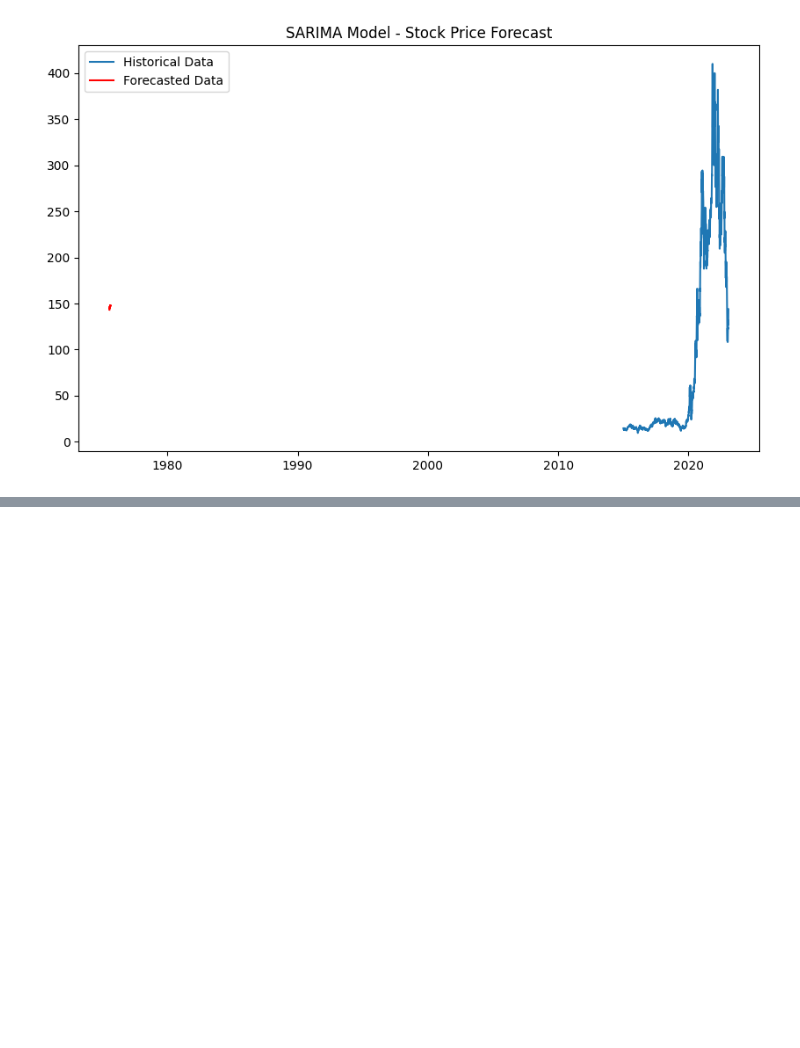
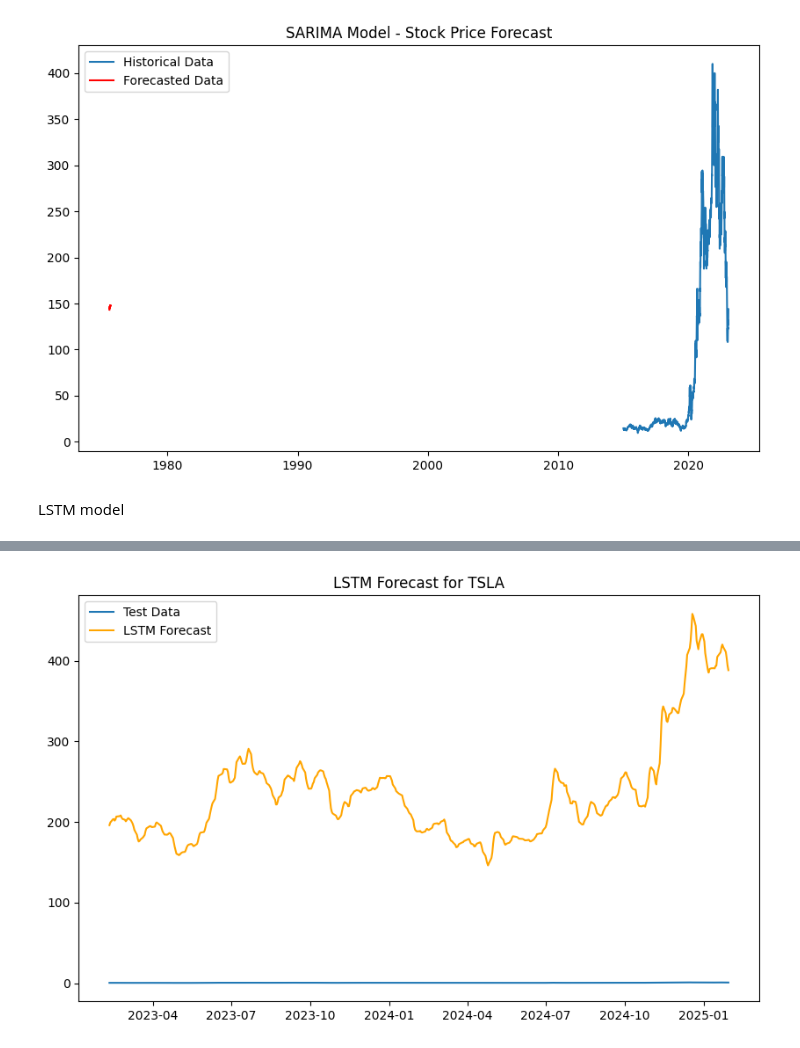
Before and after one commit to Yayerad/GMF-Investments-W11, a Jupyter notebook: notebooks/time-series forcasting.ipynb, the cells around one changed output, grey strips where cells are left out. Drawn from its saved outputs; the diff is of its cells as text; code cells hidden in the pictures; blank space fills up the shorter version.

Commit message:
LSTM model

```diff
--- a/notebooks/time-series forcasting.ipynb
+++ b/notebooks/time-series forcasting.ipynb
@@ -95,3 +95,55 @@ plt.legend()
 plt.show()
 # %% [output]
 [figure]
+# %% [markdown]
+LSTM model
+# %%
+from tensorflow.keras.models import Sequential
+from tensorflow.keras.layers import LSTM, Dense
+from sklearn.preprocessing import MinMaxScaler
+import numpy as np
+
+# Prepare the data
+scaler = MinMaxScaler(feature_range=(0, 1))
+scaled_data = scaler.fit_transform(data['TSLA']['Close'].values.reshape(-1, 1))
+
+# Create the dataset for LSTM (using 60 previous days to predict the next day)
+def create_dataset(data, time_step=60):
+    X, y = [], []
+    for i in range(len(data) - time_step - 1):
+        X.append(data[i:(i + time_step), 0])
+        y.append(data[i + time_step, 0])
+    return np.array(X), np.array(y)
+
+X, y = create_dataset(scaled_data)
+
+# Split into training and testing sets
+X_train, X_test, y_train, y_test = train_test_split(X, y, test_size=0.2, shuffle=False)
+
+# Reshape input to be [samples, time steps, features]
+X_train = X_train.reshape(X_train.shape[0], X_train.shape[1], 1)
+X_test = X_test.reshape(X_test.shape[0], X_test.shape[1], 1)
+
+# Build the LSTM model
+model = Sequential()
+model.add(LSTM(units=50, return_sequences=True, input_shape=(X_train.shape[1], 1)))
+model.add(LSTM(units=50, return_sequences=False))
+model.add(Dense(units=1))
+
+model.compile(optimizer='adam', loss='mean_squared_error')
+
+# Train the model
+model.fit(X_train, y_train, epochs=20, batch_size=32)
+
+# Forecasting
+lstm_forecast = model.predict(X_test)
+lstm_forecast = scaler.inverse_transform(lstm_forecast)
+
+# Plot the results
+plt.figure(figsize=(10,6))
+plt.plot(data['TSLA'].index[-len(y_test):], y_test, label='Test Data')
+plt.plot(data['TSLA'].index[-len(lstm_forecast):], lstm_forecast, label='LSTM Forecast', color='orange')
+plt.title('LSTM Forecast for TSLA')
+plt.legend()
+plt.show()
+# %% [output]
@@ -97,0 +167 @@ plt.show()
+[figure, added]
```
Also changed, not shown: parts of 4 cells of this notebook.
